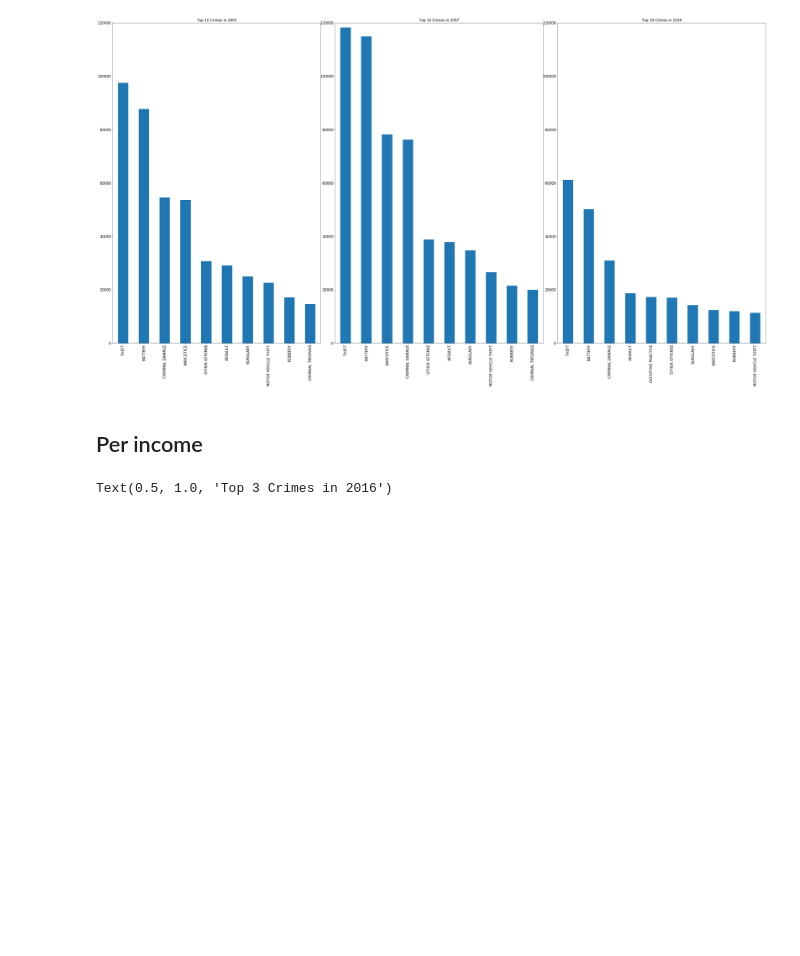
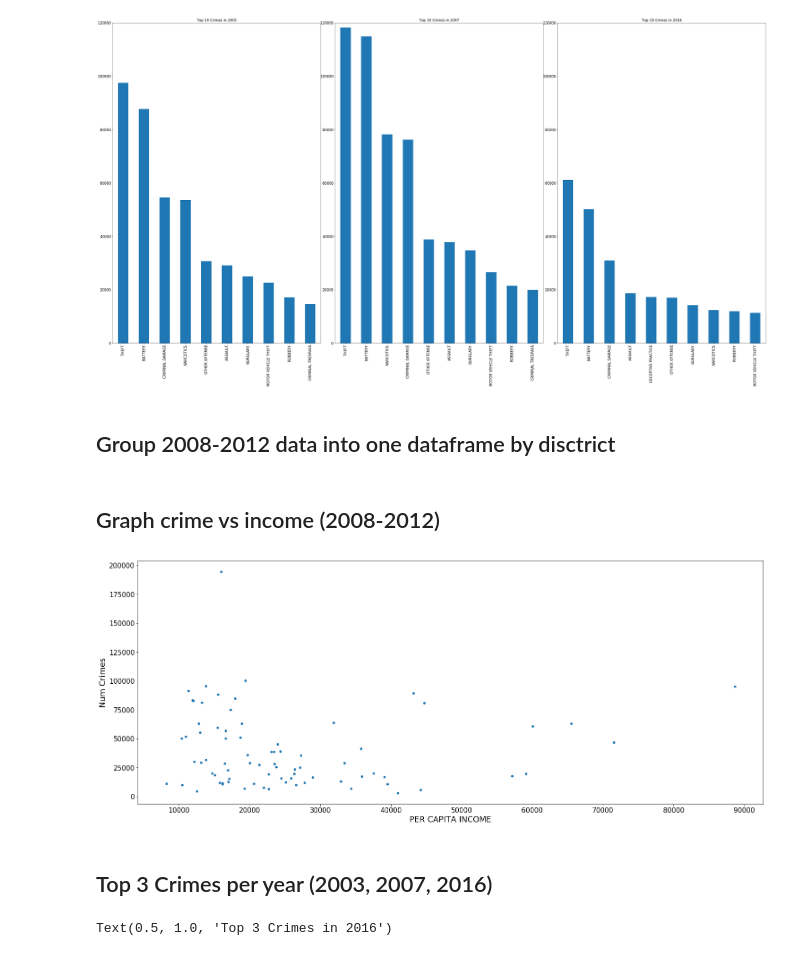
Before and after one commit to nschenone/Crime_Analysis_in_Chicago, a Jupyter notebook: COGS 108 Final Project.ipynb, the cells around one changed output. Cells and saved outputs as stored; diff of their text form; code cells hidden in the pictures; blank space fills up the shorter version.

Commit message:
Combined data by community area and added income. Graphed income vs num crimes

```diff
--- a/COGS 108 Final Project.ipynb
+++ b/COGS 108 Final Project.ipynb
@@ -299,8 +302,42 @@ df_top_2016.sort_values(ascending=False).head(10).plot(kind='bar', rot=90, ax=ax
 # %% [output]
 [figure]
 [figure]
-# %% [markdown]
-## Per income
+# %% [markdown]
+## Group 2008-2012 data into one dataframe by disctrict
+# %%
+# Combine datasets
+df_2008_2012 = pd.concat(datasets_by_area)
+
+# Get count of number of crimes
+df_2008_2012['Num Crimes'] = 1
+
+# Drop unnecessary columns
+df_2008_2012.drop(columns=['Arrest', 'Domestic', 'District', 'X Coordinate', 'Y Coordinate', 'Year'], axis=1, inplace=True)
+
+# Group by community area
+df_2008_2012 = df_2008_2012.groupby(['Community Area']).sum()
+
+# Drop unnecessary first row
+df_2008_2012.drop([0], inplace=True)
+
+# Read in income data
+df_income = pd.read_csv("./data/Per_Capita_Income.csv", index_col=0)
+df_income.index.names = ['Community Area']
+
+# Join Dataframes
+df_2008_2012 = df_2008_2012.join(df_income, how='outer')
+df_2008_2012.columns
+
+# Rename column (to remove space)
+df_2008_2012.rename(columns={"PER CAPITA INCOME ": "PER CAPITA INCOME"}, inplace=True)
+# %% [markdown]
+## Graph crime vs income (2008-2012)
+# %%
+df_2008_2012.plot.scatter(x='PER CAPITA INCOME', y='Num Crimes');
+# %% [output]
+[figure, added]
+# %% [markdown]
+## Top 3 Crimes per year (2003, 2007, 2016)
 # %%
 import descartes
 import geopandas as gpd
```
Also changed, not shown: parts of 7 cells of this notebook, 8 other files.
